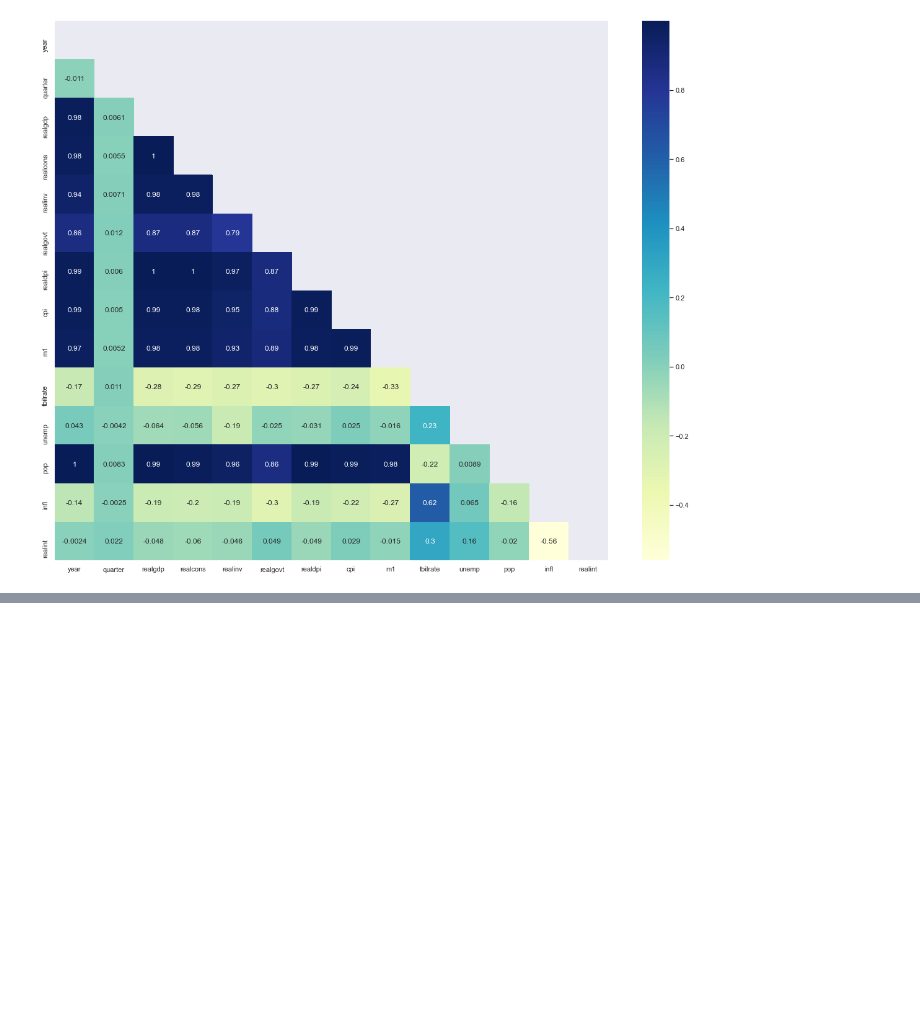
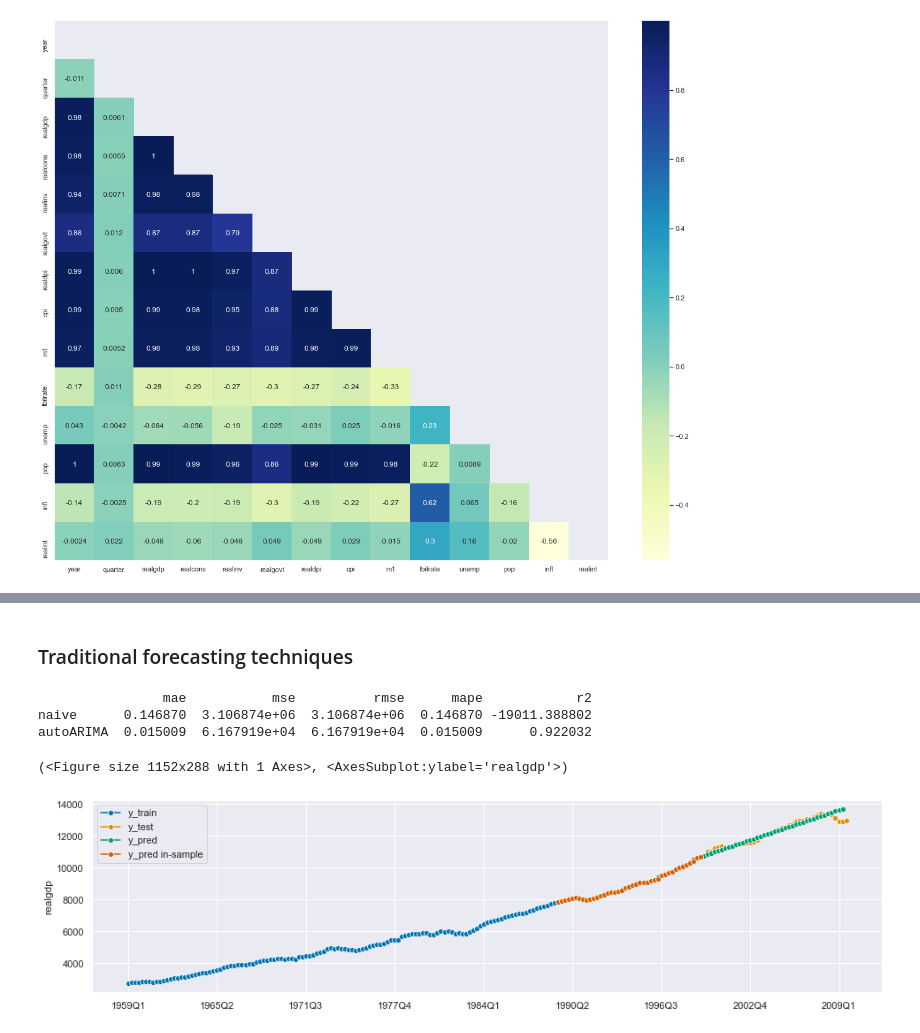
Before and after one commit to montgoz007/sktime-macroeconomic-forecasting, a Jupyter notebook: macroecon_notebook.ipynb, the cells around one changed output, grey strips where cells are left out. Saved outputs shown, nothing was run; the diff lists cells and outputs as text; code cells hidden in the pictures; blank space fills up the shorter version.

```diff
--- a/macroecon_notebook.ipynb
+++ b/macroecon_notebook.ipynb
@@ -95,0 +205,27 @@ dataplot = sns.heatmap(df.corr(), cmap="YlGnBu", annot=True, mask=mask)
+# %% [markdown]
+### Traditional forecasting techniques
+# %%
+# Fit model
+forecaster = AutoARIMA(sp=4)
+forecaster.fit(y_train)
+# Predict in and out of sample
+y_pred_rel = forecaster.predict(fh=fh_rel)
+y_pred_rel_insample = forecaster.predict(fh=fh_rel_insample)
+# Add to performance dictionary
+perf_dict['autoARIMA'] = {
+    'mae': mean_absolute_percentage_error(y_pred_rel, y_test),
+    'mse': mean_squared_error(y_pred_rel, y_test),
+    'rmse': mean_squared_error(y_pred_rel, y_test, squared=True),
+    'mape': mean_absolute_percentage_error(y_pred_rel, y_test),
+    'r2': r2_score(y_pred_rel, y_test)
+}
+
+print(pd.DataFrame(perf_dict).T)
+
+plot_series(y_train, y_test, y_pred_rel, y_pred_rel_insample, labels=["y_train", "y_test", "y_pred", "y_pred in-sample"])
+# %% [output]
+                mae           mse          rmse      mape            r2
+naive      0.146870  3.106874e+06  3.106874e+06  0.146870 -19011.388802
+autoARIMA  0.015009  6.167919e+04  6.167919e+04  0.015009      0.922032
+(<Figure size 1152x288 with 1 Axes>, <AxesSubplot:ylabel='realgdp'>)
+[figure, added]
```
Also changed, not shown: parts of 18 cells of this notebook, 1 other file.
